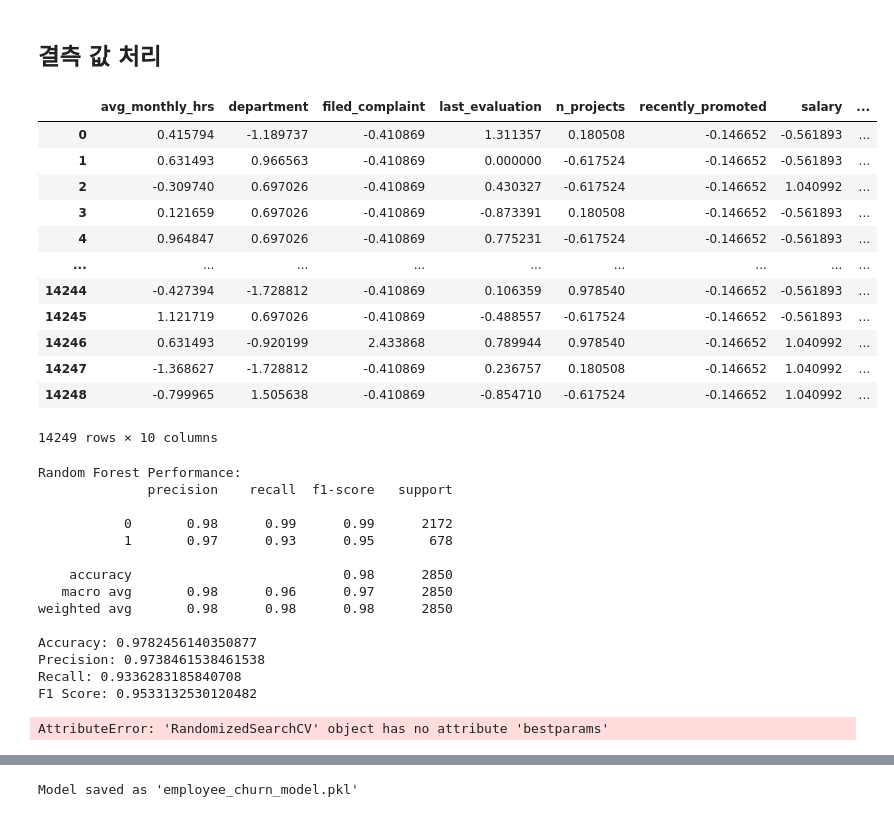
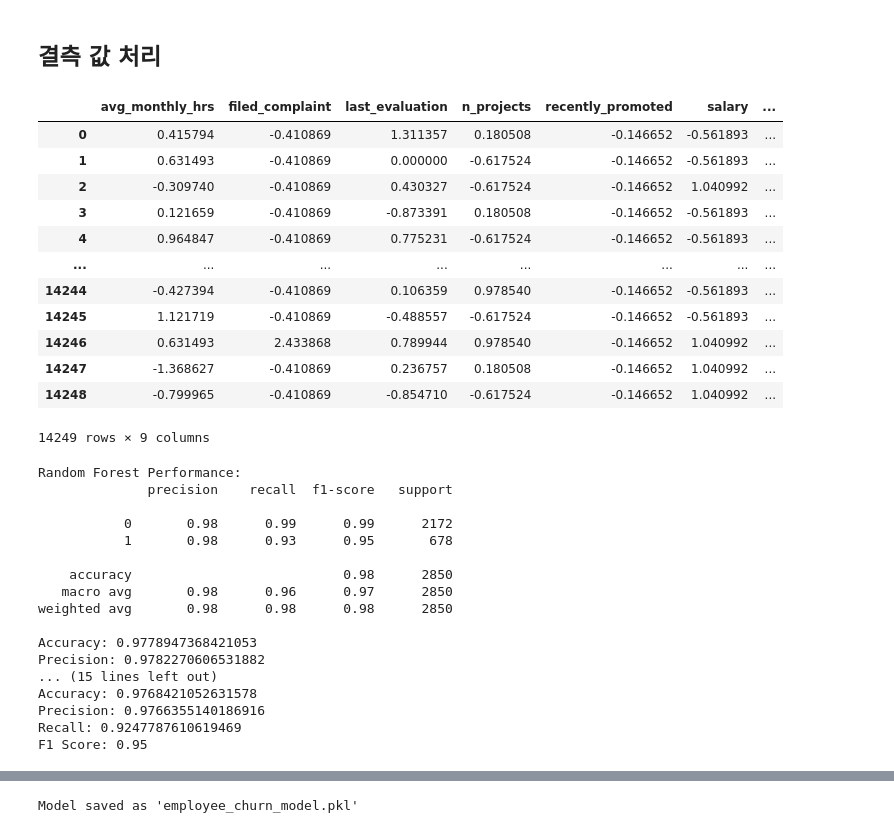
Before and after one commit to SKNETWORKS-FAMILY-AICAMP/SKN06-2nd-2Team, a Jupyter notebook: project2/employee_churn_model.ipynb, the cells around one changed output, grey strips where cells are left out. Cells and saved outputs as stored; diff of their text form; code cells hidden in the pictures.

```diff
--- a/project2/employee_churn_model.ipynb
+++ b/project2/employee_churn_model.ipynb
@@ -60,7 +42,8 @@ from sklearn.model_selection import train_test_split
 from sklearn.preprocessing import StandardScaler, LabelEncoder
 
 # 'department' 열의 결측치 삭제
-# data = data.drop('department')
+if 'department' in data.columns:
+    data = data.drop('department', axis=1)
 
 
 # 'filed_complaint'과 'recently_promoted' 컬럼 데이터의 결측값을 0으로 채우기
@@ -76,46 +59,46 @@ data['satisfaction'] = data['satisfaction'].fillna(data['satisfaction'].mean())
 
 
 ## 'status'컬럼 데이터 0,1로 변환
 data['status'] = data['status'].replace({'Left': 1, 'Employed': 0})
 
 # print(data['department'].dtypes)
 
 # 범주형 변수를 Label Encoding 또는 One-Hot Encoding으로 변환
 categorical_columns = data.select_dtypes(include=['object']).columns
 
 label_encoders = {}
 for col in categorical_columns:
     le = LabelEncoder()
     data[col] = le.fit_transform(data[col])
     label_encoders[col] = le  # 각 열의 인코더 저장 (나중에 해석 가능)
 
 # 수치형 데이터를 표준화
 scaler = StandardScaler()
 numerical_columns = data.select_dtypes(include=['float64', 'int64']).columns
 data[numerical_columns] = scaler.fit_transform(data[numerical_columns])
 
 X = data.drop('status', axis=1)  # 이탈 여부 열을 제외한 데이터
 y = data['status']  # 이탈 여부 열만 선택
 
 # 학습 데이터와 테스트 데이터 분할
 X_train, X_test, y_train, y_test = train_test_split(X, y, test_size=0.2, random_state=42)
 
 
 data
 # %% [output]
-|  | avg_monthly_hrs | department | filed_complaint | last_evaluation | n_projects | recently_promoted | salary | ... |
-| 0 | 0.415794 | -1.189737 | -0.410869 | 1.311357 | 0.180508 | -0.146652 | -0.561893 | ... |
-| 1 | 0.631493 | 0.966563 | -0.410869 | 0.000000 | -0.617524 | -0.146652 | -0.561893 | ... |
-| 2 | -0.309740 | 0.697026 | -0.410869 | 0.430327 | -0.617524 | -0.146652 | 1.040992 | ... |
-| 3 | 0.121659 | 0.697026 | -0.410869 | -0.873391 | 0.180508 | -0.146652 | -0.561893 | ... |
-| 4 | 0.964847 | 0.697026 | -0.410869 | 0.775231 | -0.617524 | -0.146652 | -0.561893 | ... |
-| ... | ... | ... | ... | ... | ... | ... | ... | ... |
-| 14244 | -0.427394 | -1.728812 | -0.410869 | 0.106359 | 0.978540 | -0.146652 | -0.561893 | ... |
-| 14245 | 1.121719 | 0.697026 | -0.410869 | -0.488557 | -0.617524 | -0.146652 | -0.561893 | ... |
-| 14246 | 0.631493 | -0.920199 | 2.433868 | 0.789944 | 0.978540 | -0.146652 | 1.040992 | ... |
-| 14247 | -1.368627 | -1.728812 | -0.410869 | 0.236757 | 0.180508 | -0.146652 | 1.040992 | ... |
-| 14248 | -0.799965 | 1.505638 | -0.410869 | -0.854710 | -0.617524 | -0.146652 | 1.040992 | ... |
+|  | avg_monthly_hrs | filed_complaint | last_evaluation | n_projects | recently_promoted | salary | ... |
+| 0 | 0.415794 | -0.410869 | 1.311357 | 0.180508 | -0.146652 | -0.561893 | ... |
+| 1 | 0.631493 | -0.410869 | 0.000000 | -0.617524 | -0.146652 | -0.561893 | ... |
+| 2 | -0.309740 | -0.410869 | 0.430327 | -0.617524 | -0.146652 | 1.040992 | ... |
+| 3 | 0.121659 | -0.410869 | -0.873391 | 0.180508 | -0.146652 | -0.561893 | ... |
+| 4 | 0.964847 | -0.410869 | 0.775231 | -0.617524 | -0.146652 | -0.561893 | ... |
+| ... | ... | ... | ... | ... | ... | ... | ... |
+| 14244 | -0.427394 | -0.410869 | 0.106359 | 0.978540 | -0.146652 | -0.561893 | ... |
+| 14245 | 1.121719 | -0.410869 | -0.488557 | -0.617524 | -0.146652 | -0.561893 | ... |
+| 14246 | 0.631493 | 2.433868 | 0.789944 | 0.978540 | -0.146652 | 1.040992 | ... |
+| 14247 | -1.368627 | -0.410869 | 0.236757 | 0.180508 | -0.146652 | 1.040992 | ... |
+| 14248 | -0.799965 | -0.410869 | -0.854710 | -0.617524 | -0.146652 | 1.040992 | ... |
-14249 rows × 10 columns
+14249 rows × 9 columns
 # %%
 ## 랜덤포레스트 모델
 
@@ -168,8 +151,8 @@ randomsearch = RandomizedSearchCV(estimator=rf, param_distributions=param_grid,
 randomsearch.fit(X_train, y_train)
 
 # 최적의 하이퍼파라미터와 성능 출력
-print("\nBest Hyperparameters for Random Forest:", randomsearch.bestparams)
-bestrf = randomsearch.best_estimator
+print("\nBest Hyperparameters for Random Forest:", randomsearch.best_params_)
+bestrf = randomsearch.best_estimator_
 print("\nBest Random Forest Performance after tuning:")
 evaluate_model(bestrf, X_test, y_test)
 # %% [output]
@@ -177,17 +160,19 @@ Random Forest Performance:
               precision    recall  f1-score   support
 
            0       0.98      0.99      0.99      2172
-           1       0.97      0.93      0.95       678
+           1       0.98      0.93      0.95       678
 
     accuracy                           0.98      2850
    macro avg       0.98      0.96      0.97      2850
 weighted avg       0.98      0.98      0.98      2850
 
-Accuracy: 0.9782456140350877
-Precision: 0.9738461538461538
-Recall: 0.9336283185840708
-F1 Score: 0.9533132530120482
+Accuracy: 0.9778947368421053
+Precision: 0.9782270606531882
+... (15 lines left out)
+Accuracy: 0.9768421052631578
+Precision: 0.9766355140186916
+Recall: 0.9247787610619469
+F1 Score: 0.95
-AttributeError: 'RandomizedSearchCV' object has no attribute 'bestparams'
 # %%
 import matplotlib.pyplot as plt
 from sklearn.metrics import confusion_matrix, roc_curve, roc_auc_score, ConfusionMatrixDisplay
```
Also changed, not shown: parts of 2 cells of this notebook.
